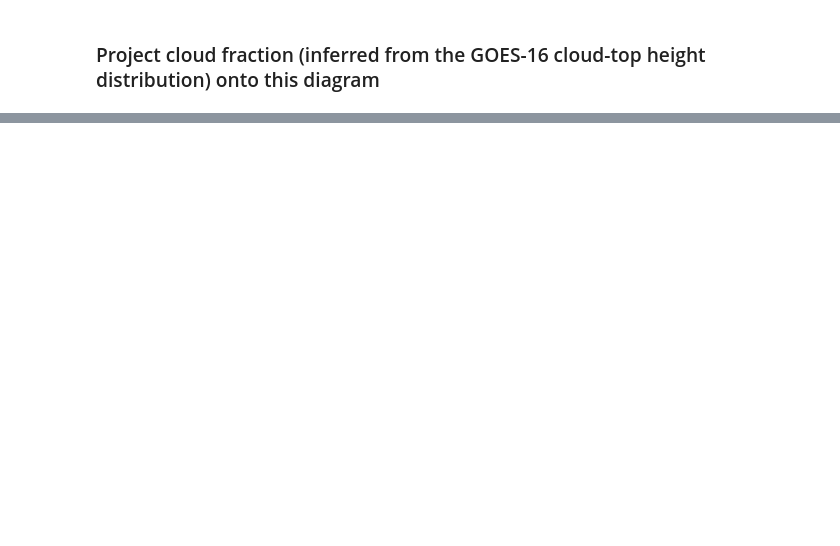
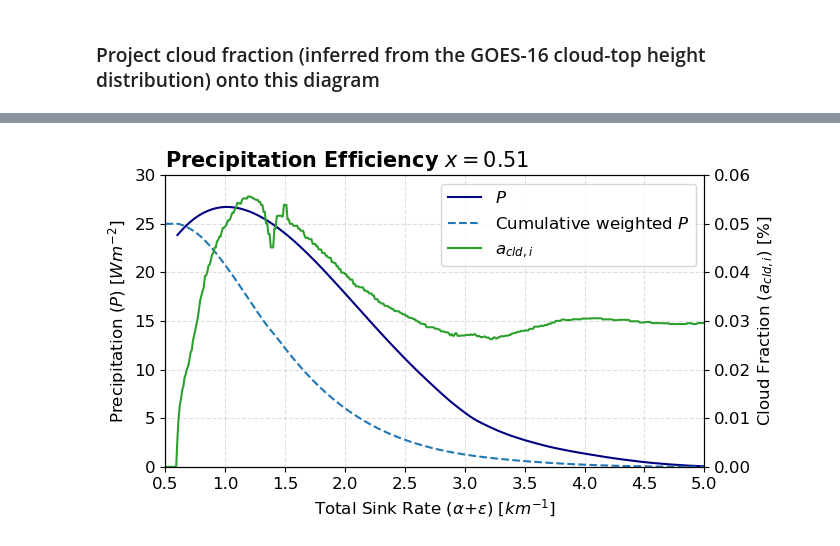
Before and after one commit to deszoeke/trade-cu-model, a Jupyter notebook: src/python/sensitivity_precip_cth.ipynb, the cells around one changed output, grey strips where cells are left out. Saved outputs shown, nothing was run; the diff lists cells and outputs as text; code cells hidden in the pictures; blank space fills up the shorter version.

```diff
--- a/src/python/sensitivity_precip_cth.ipynb
+++ b/src/python/sensitivity_precip_cth.ipynb
@@ -326,0 +398,40 @@ plt.tight_layout()
+# %%
+xplot = np.round(x_final, 2)
+xloc = np.where(x_range == xplot)[0][0]
+# %%
+fig, ax1 = plt.subplots(figsize=(7, 4))
+
+x = ae_range * 1e3
+
+# LEFT y-axis (e.g., W m^-2)
+l1, = ax1.plot(x, prwm2keep[xloc, :], '-', color='navy', label=r'$P$')
+l2, = ax1.plot(x, np.flip(np.cumsum(np.flip(pr_weighted[xloc, :])))/matched_acc[xloc, -1], '--', color='tab:blue', label=r'Cumulative weighted $P$')
+ax1.set_xlim(0.5, 5)
+ax1.set_ylim(0, 30)
+ax1.set_xlabel(r'Total Sink Rate ($\alpha$+$\epsilon$) [$km^{-1}$]', fontsize=12)
+ax1.set_ylabel(r'Precipitation ($P$) [$Wm^{-2}$]', fontsize=12)
+ax1.tick_params(axis='y', labelsize=12)
+ax1.tick_params(axis='x', labelsize=12)
+ax1.grid(linestyle='--', alpha=0.4)
+ax1.set_title(rf'Precipitation Efficiency $x={xplot}$', fontsize=15, fontweight='bold', loc='left')
+
+# RIGHT y-axis
+ax2 = ax1.twinx()
+l3, = ax2.plot(x, matched_nrm[xloc, :]*100, '-', color='tab:green', label=r'$a_{cld, i}$')
+# l3, = ax2.plot(x, pr_weighted[xloc, :], '--', color='navy', label=r'$P·a_{cld}$')
+ax2.set_ylabel(r'Cloud Fraction ($a_{cld, i}$) [%]', fontsize=12)
+ax2.tick_params(axis='y', labelsize=12)
+ax2.tick_params(axis='x', labelsize=12)
+
+# keep same x-limits if you set them later
+ax2.set_xlim(ax1.get_xlim())
+ax2.set_ylim(0, 0.06)
+
+# one combined legend
+lines = [l1, l2, l3]
+labels = [ln.get_label() for ln in lines]
+ax1.legend(lines, labels, loc='best', fontsize=12)
+
+plt.tight_layout()
+# %% [output]
+[figure, added]
```
Also changed, not shown: parts of 8 cells of this notebook.
